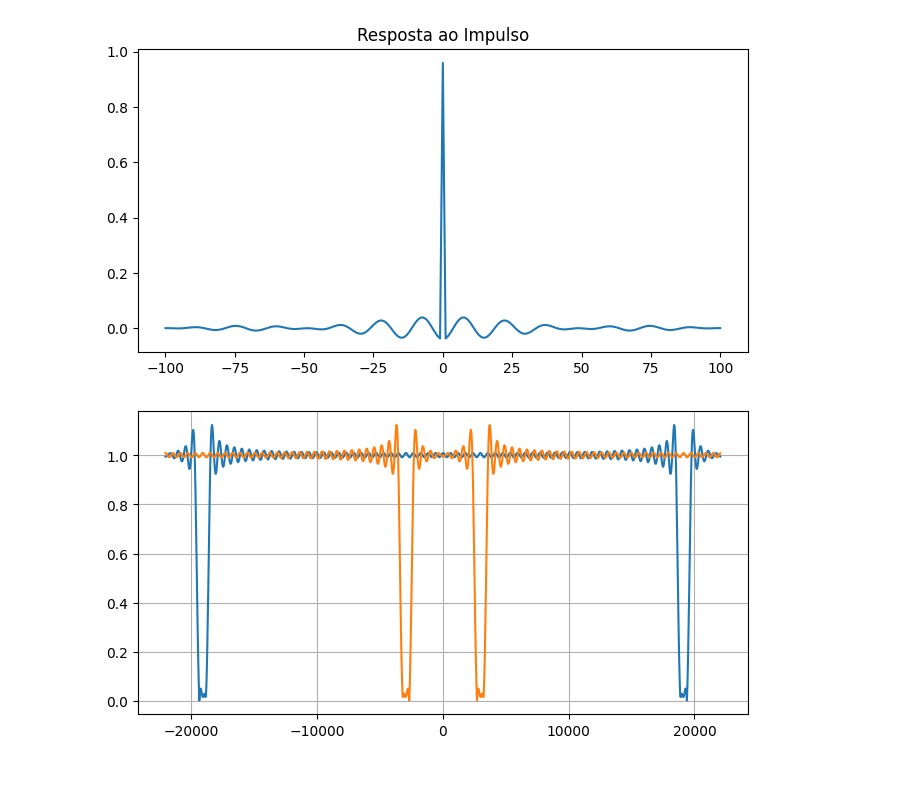
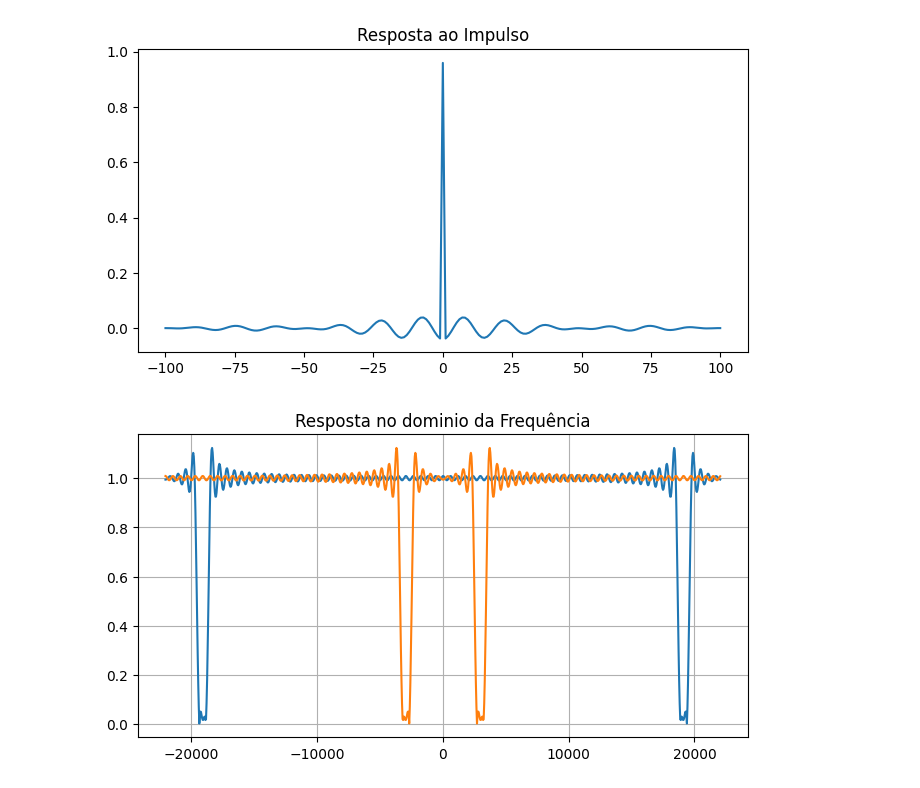
Before and after one commit to andrevale99/STD_DCA0107, a Jupyter notebook: U1/filtragem.ipynb, the cells around one changed output. Saved outputs shown, nothing was run; the diff lists cells and outputs as text; code cells hidden in the pictures.

```diff
--- a/U1/filtragem.ipynb
+++ b/U1/filtragem.ipynb
@@ -139,32 +147,35 @@ plt.show()
 # %%
 M = 150
 M1 = -(M-1)/2
 M2 = (M-1)/2
 
 Idx = (n1>=M1) & (n1 <= M2)
 
 w = np.ones(M)
 h2 = np.array(hrf[Idx])
 
 # atenuacao = 100
 # beta = 0.1102 * (atenuacao - 8.7)
 # w2 = signal.windows.kaiser(M, beta=beta)
 
 w2 = signal.windows.hamming(M)
 
 Hw = fft(h2,1000)
 
 freq_plot = np.linspace(-fs/2, fs/2, len(Hw))
 
 figure(figsize=(cm_to_inch(20), cm_to_inch(10)), dpi=100)
 
 plt.plot(freq_plot,abs(Hw))
 plt.plot(freq_plot, abs(fftshift(Hw)))
 plt.grid()
 
+plt.title("Resposta no dominio da Frequência")
+plt.savefig(PATH_IMG+"resposta_ao_impulso_frequencia.png")
+
 plt.show()
 # %% [output]
-[figure, old version]
+[figure, new version]
 # %%
 data_filtrado = signal.lfilter(h2, 1, data_ruido)
 # data_filtrado = signal.lfilter(h2, 1, data_filtrado)
```
Also changed, not shown: parts of 5 cells of this notebook.
